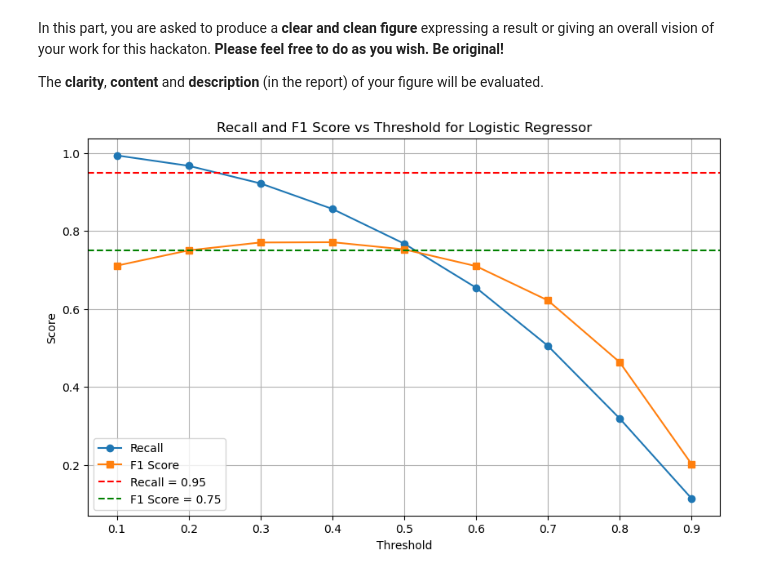
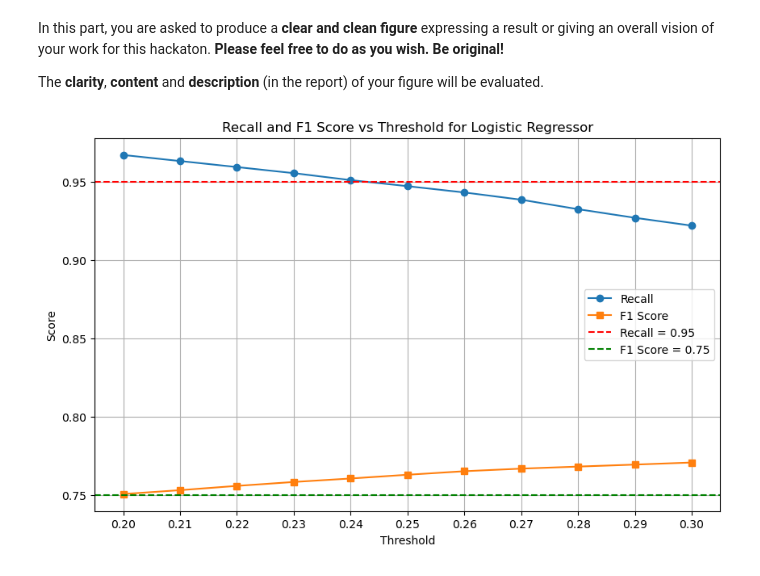
Before and after one commit to uclthomasblaimont/Hackathon2, a Jupyter notebook: H2-classification.ipynb, the cells around one changed output. Drawn from its saved outputs; the diff is of its cells as text; code cells hidden in the pictures.

```diff
--- a/H2-classification.ipynb
+++ b/H2-classification.ipynb
@@ -515,8 +515,8 @@ best_threshold = 0.5
 best_recall = 0
 best_f1 = 0
 
-
-thresholds = [i / 10 for i in range(1, 10)]  # De 0.1 à 0.9
+thresholds = [i / 100 for i in range(20, 31, 1)]
+#thresholds = [i / 10 for i in range(1, 10)]  # De 0.1 à 0.9
 num_features_list = range(1, len(sorted_features) + 1)
 
 models = {
@@ -651,7 +651,7 @@ def validation(regressor, X_test, y_test):
     return (recall(y_test, y_pred), precision(y_test, y_pred), f1_score(y_test, y_pred))
 
 
-threshold = 0.5 # we can adapt the value
+threshold = 0.24   # we can adapt the value # 0.22 or 0.23
 
 result = {
     "linear": {},
@@ -665,7 +665,7 @@ for i in range(1, len(sorted_features) + 1):
     selected_features = sorted_features[:i]
     X_selected = X[selected_features]
 
-    #set to get the measures for the validation
+    #set to get the measures for the validationthresholds = [i / 100 for i in range(20, 31, 1)]
     reg_validation = {
         "linear": [],
         "logistic": [],
@@ -765,17 +765,10 @@ wish. Be original!**
 
 The **clarity**, **content** and **description** (in the report) of your figure will be evaluated.
 # %%
-"""
-CELL N°6.1 : VISUALIZE YOUR RESULTS
-
-@pre:  /
-@post: A figure showing the Recall and F1 Score of the Logistic Regressor at different thresholds.
-"""
 
 
-
-
-thresholds = [i / 10 for i in range(1, 10)]  # Thresholds from 0.1 to 0.9
+thresholds = [i / 100 for i in range(20, 31, 1)]
+#thresholds = [i / 10 for i in range(1, 10)]  # Thresholds from 0.1 to 0.9
 recalls = []
 f1_scores = []
 
@@ -795,31 +788,31 @@ for threshold in thresholds:
         logistic_predictor = logistic_regressor(X_train_scaled, y_train_array, threshold=threshold)
         y_pred_logistic = logistic_predictor(X_test_scaled)
         logistic_metrics = (
             recall(y_test_array, y_pred_logistic),
             precision(y_test_array, y_pred_logistic),
             f1_score(y_test_array, y_pred_logistic)
         )
         reg_validation.append(logistic_metrics)
     # Compute the average metrics
     metrics_array = np.array(reg_validation)
     avg_metrics = tuple(metrics_array.mean(axis=0))
     avg_recall, avg_precision, avg_f1 = avg_metrics
 
     recalls.append(avg_recall)
     f1_scores.append(avg_f1)
 
 # Plotting the Recall and F1 Score vs Threshold
 plt.figure(figsize=(10,6))
 plt.plot(thresholds, recalls, marker='o', label='Recall')
 plt.plot(thresholds, f1_scores, marker='s', label='F1 Score')
 plt.axhline(y=0.95, color='r', linestyle='--', label='Recall = 0.95')
 plt.axhline(y=0.75, color='g', linestyle='--', label='F1 Score = 0.75')
 plt.title('Recall and F1 Score vs Threshold for Logistic Regressor')
 plt.xlabel('Threshold')
 plt.ylabel('Score')
 plt.xticks(thresholds)
 plt.legend()
 plt.grid(True)
 plt.show()
 # %% [output]
-[figure, old version]
+[figure, new version]
```
Also changed, not shown: parts of 4 cells of this notebook, 1 other file.
